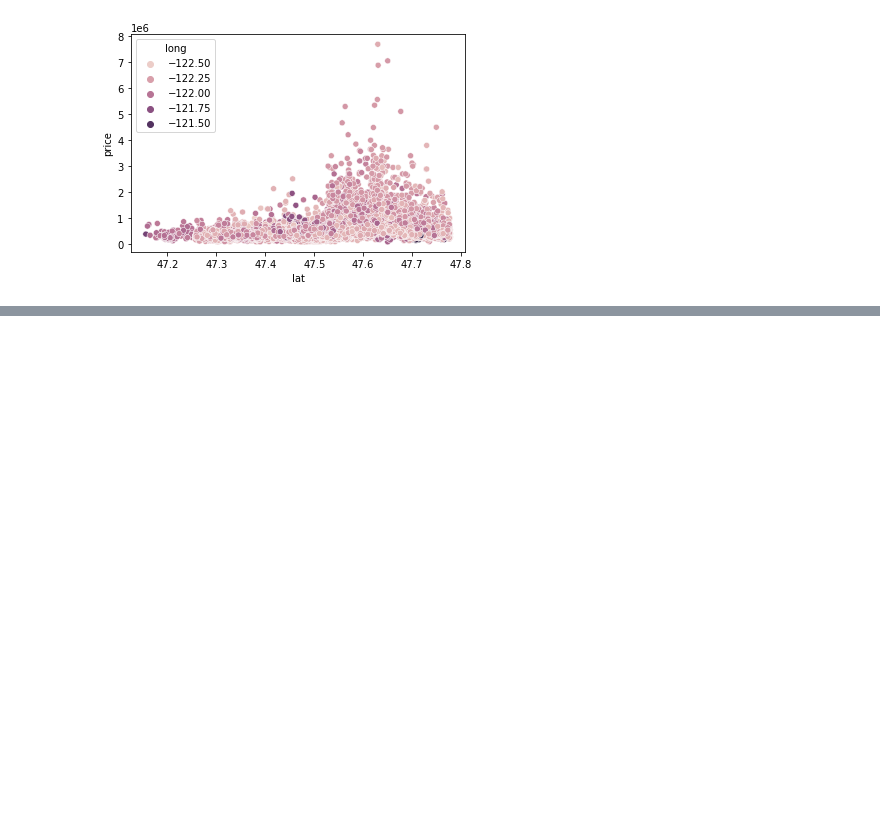
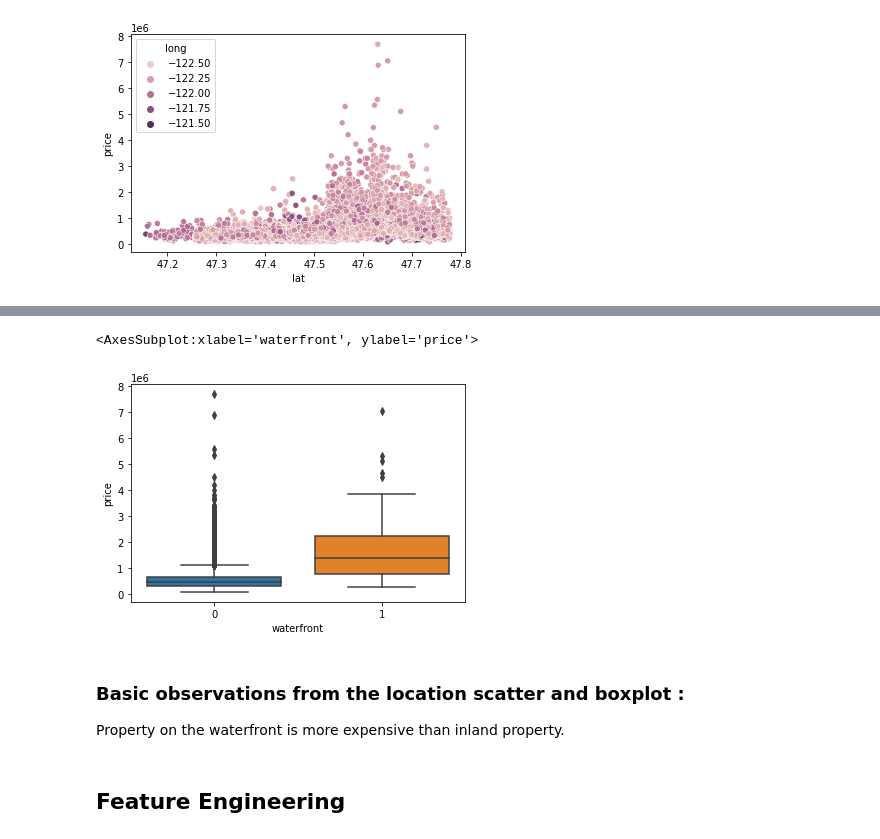
Before and after one commit to advaitvd/ML-DL-Projects, a Jupyter notebook: Housing Price Prediction/code_file.ipynb, the cells around one changed output, grey strips where cells are left out. Drawn from its saved outputs; the diff is of its cells as text; code cells hidden in the pictures; blank space fills up the shorter version.

```diff
--- a/Housing Price Prediction/code_file.ipynb
+++ b/Housing Price Prediction/code_file.ipynb
@@ -135,0 +174,10 @@ sns.scatterplot(y='price',x='lat',data=df,hue='long')
+# %%
+sns.boxplot(x='waterfront',y='price',data=df)
+# %% [output]
+<AxesSubplot:xlabel='waterfront', ylabel='price'>
+[figure, added]
+# %% [markdown]
+### Basic observations from the location scatter and boxplot :
+Property on the waterfront is more expensive than inland property.
+# %% [markdown]
+## Feature Engineering
```
Also changed, not shown: parts of 14 cells of this notebook.
